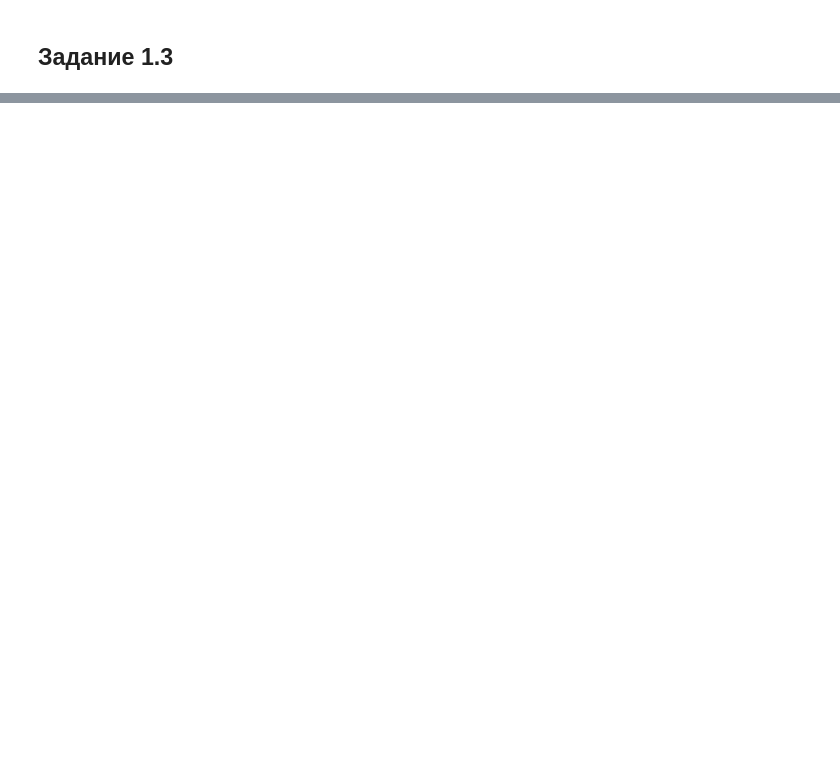
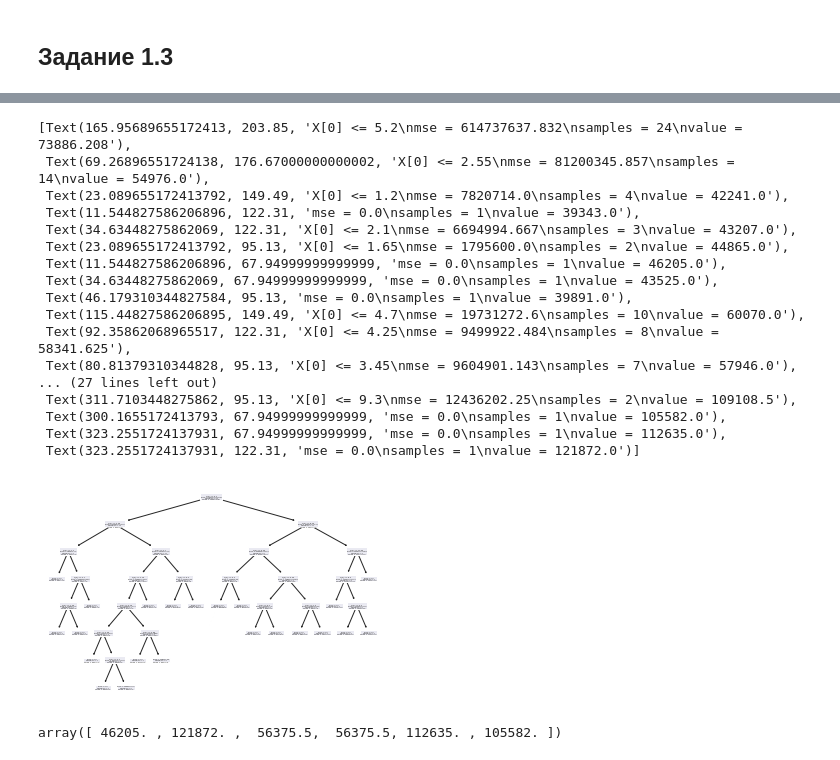
Before and after one commit to AndreyVAAVA/AI_RTU_MIREA, a Jupyter notebook: notebooks/FiftPractice.ipynb, the cells around one changed output, grey strips where cells are left out. Cells and saved outputs as stored; diff of their text form; code cells hidden in the pictures; blank space fills up the shorter version.

```diff
--- a/notebooks/FiftPractice.ipynb
+++ b/notebooks/FiftPractice.ipynb
@@ -485,0 +552,15 @@ weighted avg       1.00      1.00      1.00         1
+# %%
+from sklearn.tree import DecisionTreeRegressor
+X = dataset.iloc[:, :-1].values
+y = dataset.iloc[: , 1].values
+print(X)
+print(y)
+
+# Теперь, когда у нас есть атрибуты и метки, необходимо разделить их на а обучающий и тестовый наборы.
+# Приведенный фрагмент разделяет 80% данных на обучающий набор, а 20% данных - на набор тестов
+X_train, X_test, y_train, y_test = train_test_split(X, y, test_size = 0.2, random_state = 0)
+
+# далее можно обучить алгоритм линейной регрессии
+# необходимо импортировать класс LinearRegression, создать его экземпляр и вызвать метод fit()
+regressor = DecisionTreeRegressor()
+regressor.fit(X_train, y_train)
@@ -485,0 +586,27 @@ weighted avg       1.00      1.00      1.00         1
+# %%
+from sklearn import tree
+tree.plot_tree(regressor)
+# %% [output]
+[Text(165.95689655172413, 203.85, 'X[0] <= 5.2\nmse = 614737637.832\nsamples = 24\nvalue = 73886.208'),
+ Text(69.26896551724138, 176.67000000000002, 'X[0] <= 2.55\nmse = 81200345.857\nsamples = 14\nvalue = 54976.0'),
+ Text(23.089655172413792, 149.49, 'X[0] <= 1.2\nmse = 7820714.0\nsamples = 4\nvalue = 42241.0'),
+ Text(11.544827586206896, 122.31, 'mse = 0.0\nsamples = 1\nvalue = 39343.0'),
+ Text(34.63448275862069, 122.31, 'X[0] <= 2.1\nmse = 6694994.667\nsamples = 3\nvalue = 43207.0'),
+ Text(23.089655172413792, 95.13, 'X[0] <= 1.65\nmse = 1795600.0\nsamples = 2\nvalue = 44865.0'),
+ Text(11.544827586206896, 67.94999999999999, 'mse = 0.0\nsamples = 1\nvalue = 46205.0'),
+ Text(34.63448275862069, 67.94999999999999, 'mse = 0.0\nsamples = 1\nvalue = 43525.0'),
+ Text(46.179310344827584, 95.13, 'mse = 0.0\nsamples = 1\nvalue = 39891.0'),
+ Text(115.44827586206895, 149.49, 'X[0] <= 4.7\nmse = 19731272.6\nsamples = 10\nvalue = 60070.0'),
+ Text(92.35862068965517, 122.31, 'X[0] <= 4.25\nmse = 9499922.484\nsamples = 8\nvalue = 58341.625'),
+ Text(80.81379310344828, 95.13, 'X[0] <= 3.45\nmse = 9604901.143\nsamples = 7\nvalue = 57946.0'),
+... (27 lines left out)
+ Text(311.7103448275862, 95.13, 'X[0] <= 9.3\nmse = 12436202.25\nsamples = 2\nvalue = 109108.5'),
+ Text(300.1655172413793, 67.94999999999999, 'mse = 0.0\nsamples = 1\nvalue = 105582.0'),
+ Text(323.2551724137931, 67.94999999999999, 'mse = 0.0\nsamples = 1\nvalue = 112635.0'),
+ Text(323.2551724137931, 122.31, 'mse = 0.0\nsamples = 1\nvalue = 121872.0')]
+[figure, added]
+# %%
+y_pred = regressor.predict(X_test)
+y_pred
+# %% [output]
+array([ 46205. , 121872. ,  56375.5,  56375.5, 112635. , 105582. ])
```
Also changed, not shown: parts of 39 cells of this notebook, 13 other files.
